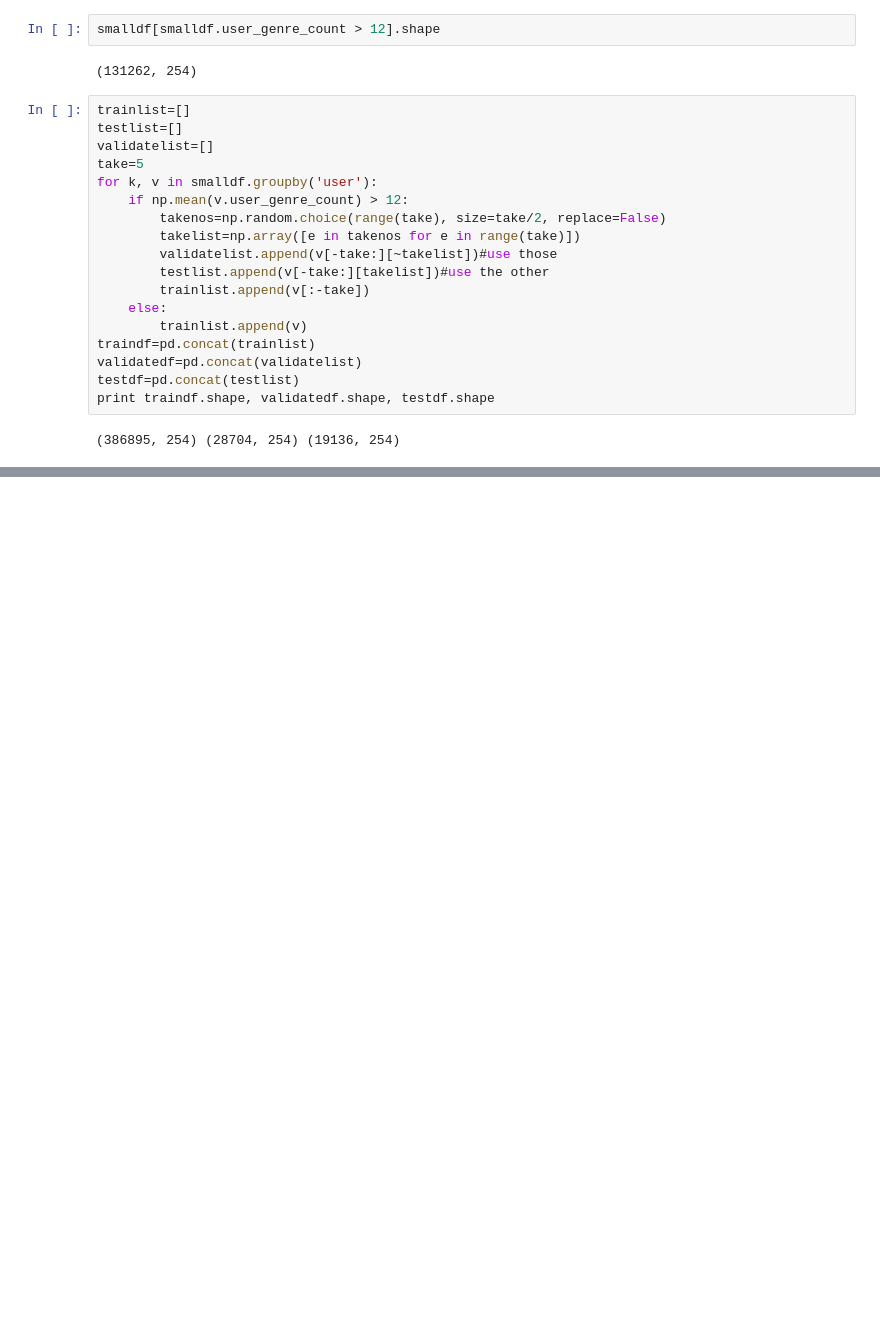
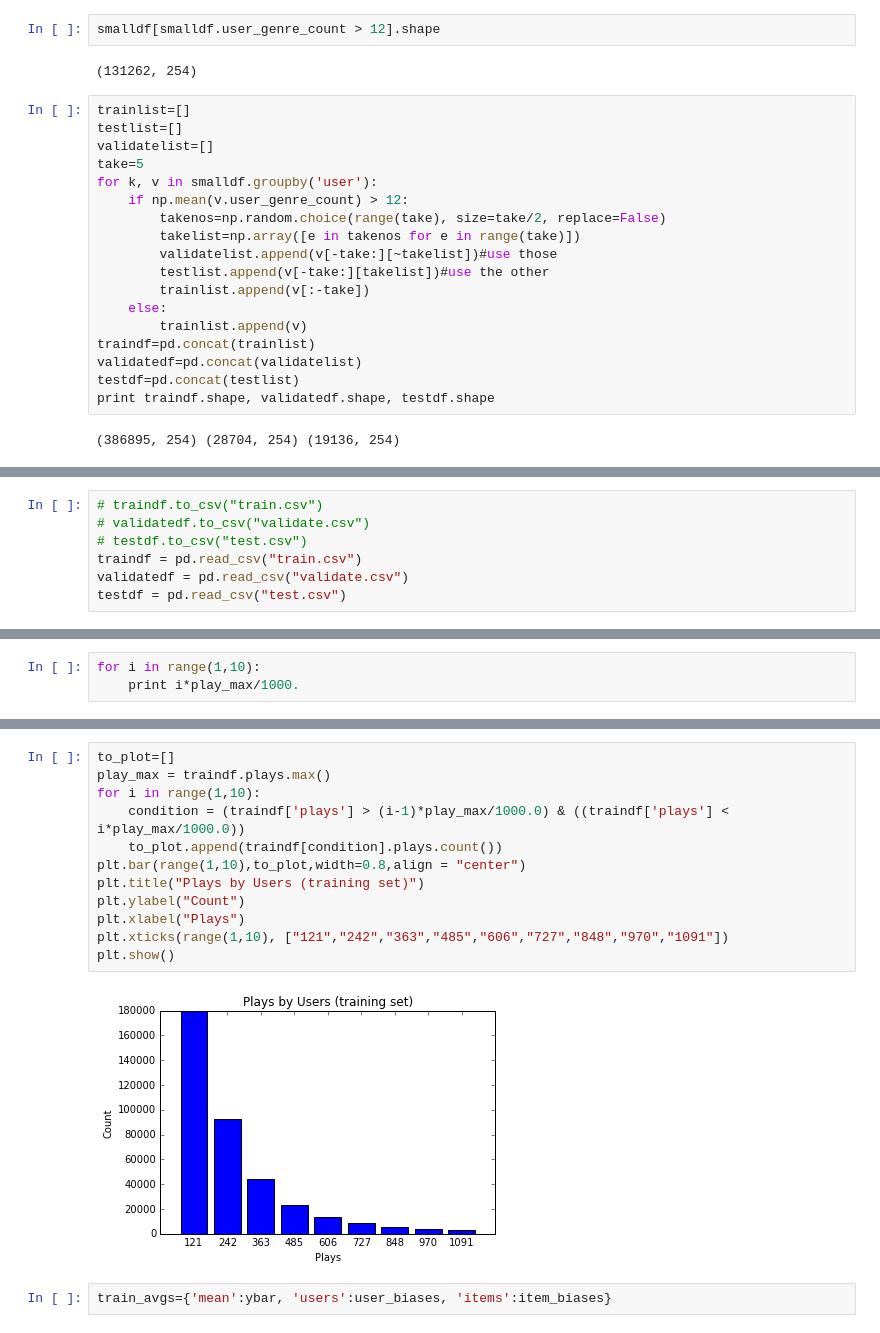
Before and after one commit to twkillian/cs181_practicals, a Jupyter notebook: Practical 3/Practical 3 AJP Final.ipynb, the cells around one changed output, grey strips where cells are left out. Saved outputs shown, nothing was run; the diff lists cells and outputs as text; blank space fills up the shorter version.

```diff
--- a/Practical 3/Practical 3 AJP Final.ipynb
+++ b/Practical 3/Practical 3 AJP Final.ipynb
@@ -342,0 +360,7 @@ print np.sum(maskval), np.sum(masktest)
+# %%
+# traindf.to_csv("train.csv")
+# validatedf.to_csv("validate.csv")
+# testdf.to_csv("test.csv")
+traindf = pd.read_csv("train.csv")
+validatedf = pd.read_csv("validate.csv")
+testdf = pd.read_csv("test.csv")
@@ -342,0 +455,3 @@ print np.sum(maskval), np.sum(masktest)
+# %%
+for i in range(1,10):
+    print i*play_max/1000.
@@ -342,0 +468,16 @@ print np.sum(maskval), np.sum(masktest)
+# %%
+to_plot=[]
+play_max = traindf.plays.max()
+for i in range(1,10):
+    condition = (traindf['plays'] > (i-1)*play_max/1000.0) & ((traindf['plays'] < i*play_max/1000.0))
+    to_plot.append(traindf[condition].plays.count())
+plt.bar(range(1,10),to_plot,width=0.8,align = "center")
+plt.title("Plays by Users (training set)")
+plt.ylabel("Count")
+plt.xlabel("Plays")
+plt.xticks(range(1,10), ["121","242","363","485","606","727","848","970","1091"])
+plt.show()
+# %% [output]
+[figure, added]
+# %%
+train_avgs={'mean':ybar, 'users':user_biases, 'items':item_biases}
```
Also changed, not shown: parts of 13 cells of this notebook.
